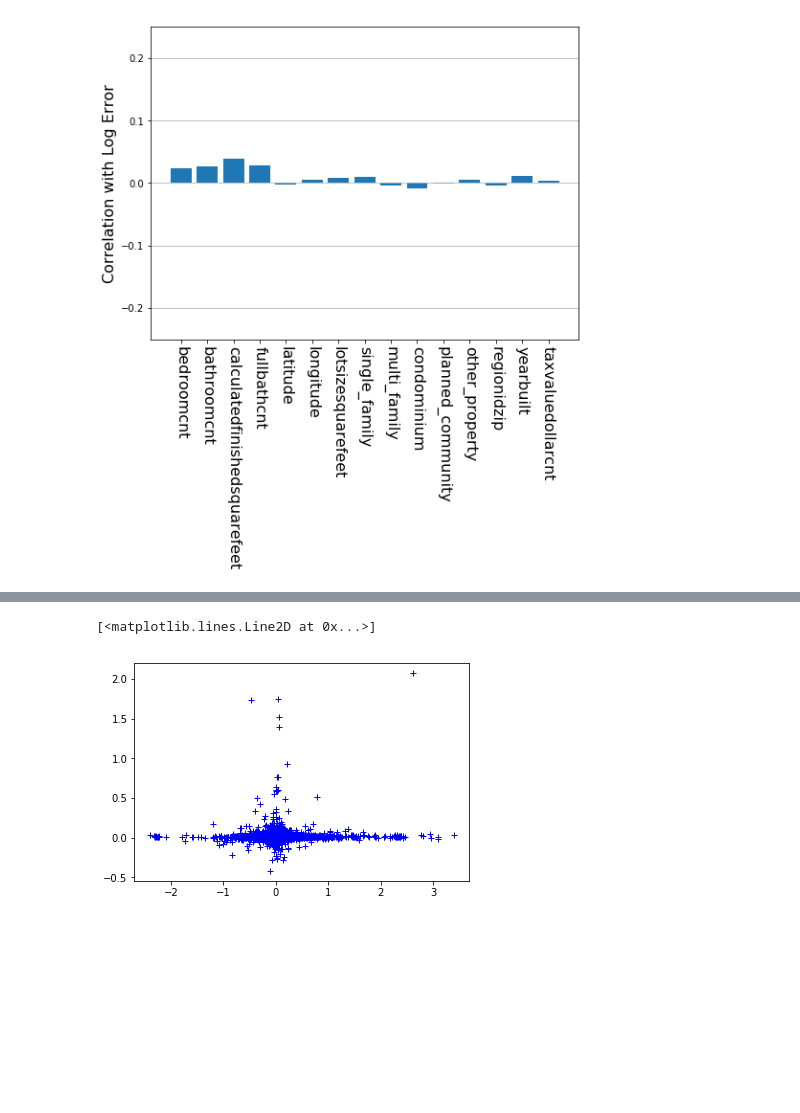
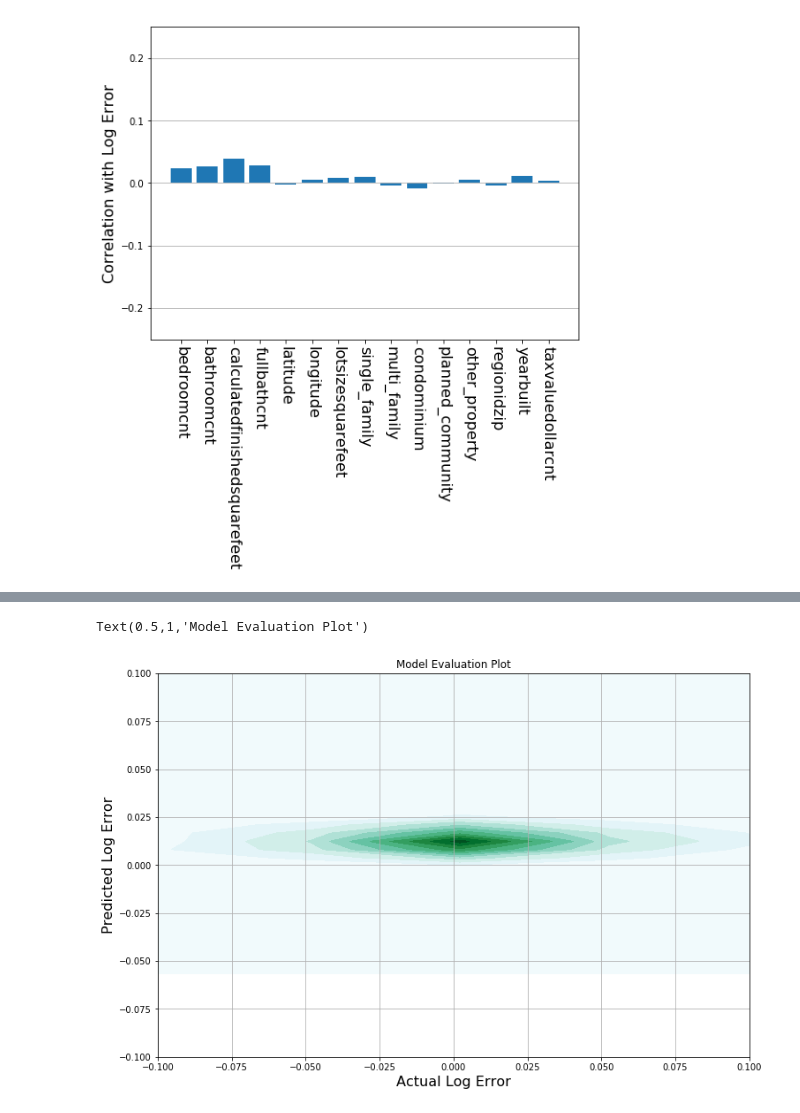
Before and after one commit to brianhenn/flyhomes-kaggle-zillow-challenge, a Jupyter notebook: Henn-Notebook-FlyHomes-Kaggle-Zillow.ipynb, the cells around one changed output, grey strips where cells are left out. Cells and saved outputs as stored; diff of their text form; code cells hidden in the pictures; blank space fills up the shorter version.

```diff
--- a/Henn-Notebook-FlyHomes-Kaggle-Zillow.ipynb
+++ b/Henn-Notebook-FlyHomes-Kaggle-Zillow.ipynb
@@ -357,6 +413,14 @@ gbt_train.score(X_test, Y_test, sample_weight=None)
-# %%
-fig, ax = plt.subplots()
-ax.plot(Y_test, Y_pred, 'b +')
-# %% [output]
-[<matplotlib.lines.Line2D at 0x...>]
-[figure, removed]
+# %%
+fig, ax = plt.subplots()
+fig.set_size_inches([12,8])
+#ax.plot(Y_test, Y_pred, 'b +')
+ax = sns.kdeplot(Y_test[::10], Y_pred[::10], shade=True)
+ax.set_xlim([-0.1, 0.1])
+ax.set_ylim([-0.1, 0.1])
+ax.set_xlabel('Actual Log Error', fontsize=16)
+ax.set_ylabel('Predicted Log Error', fontsize=16)
+ax.grid()
+ax.set_title('Model Evaluation Plot')
+# %% [output]
+Text(0.5,1,'Model Evaluation Plot')
+[figure, added]
```
Also changed, not shown: parts of 24 cells of this notebook.
